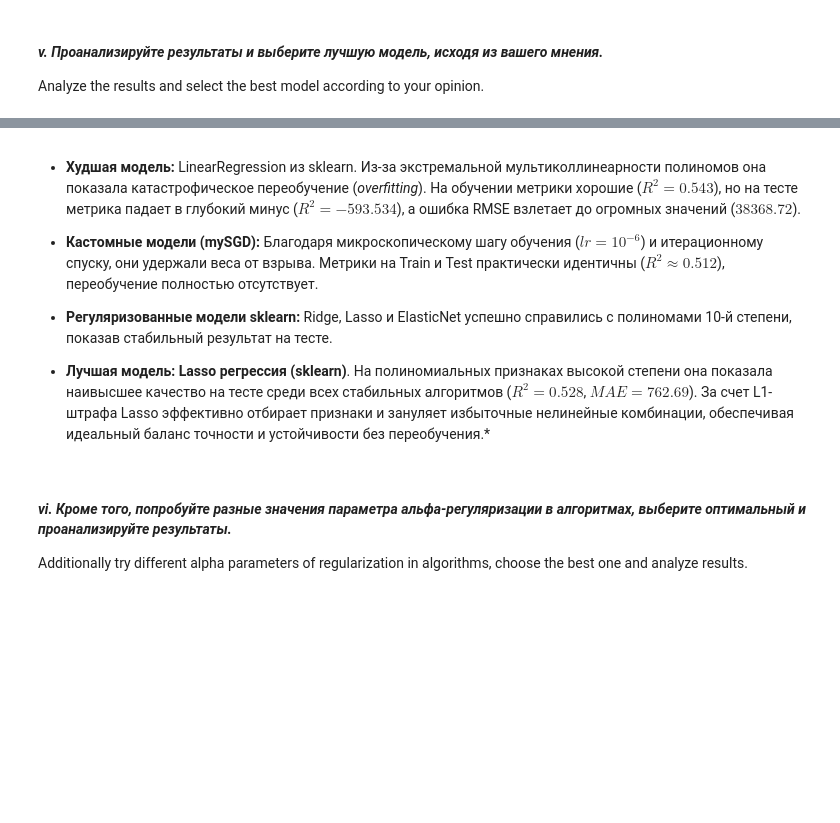
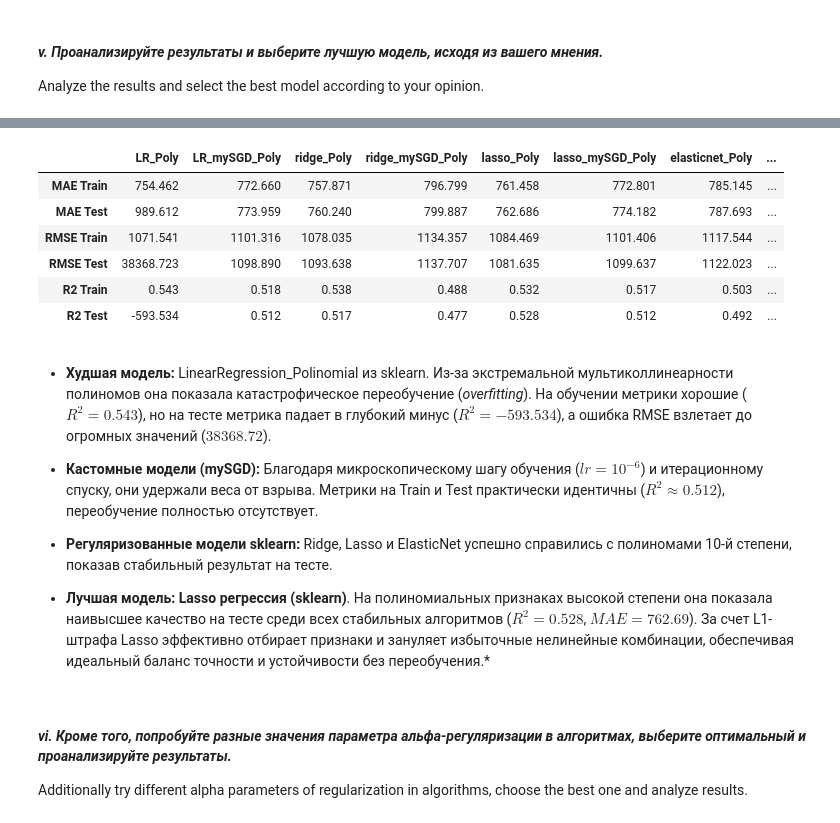
Before and after one commit to RunForJoy/core-linear-regression, a Jupyter notebook: src/ml.ipynb, the cells around one changed output, grey strips where cells are left out. Saved outputs shown, nothing was run; the diff lists cells and outputs as text; code cells hidden in the pictures; blank space fills up the shorter version.

```diff
--- a/src/ml.ipynb
+++ b/src/ml.ipynb
@@ -2499,5 +2530,45 @@ display(df_poly.round(3))
+# %%
+def highlight_results(row):
+    styles = [""] * len(row)
+    style_bad = "background-color: pink; color: darkred; font-weight: bold;"
+    style_good = "background-color: lightgreen; color: darkgreen; font-weight: bold;"
+    if row.name == "R2 Test":
+        styles[row.argmin()] = style_bad
+        styles[row.argmax()] = style_good
+
+    if row.name == "RMSE Test":
+        styles[row.argmax()] = style_bad
+        styles[row.argmin()] = style_good
+
+    return styles
+# %%
+display(
+    pd.DataFrame(
+        data={
+            "LR_Poly": sk_models["linear_regression_Polynomial"],
+            "LR_mySGD_Poly": my_models["linear_regression_mySGD_Polynomial"],
+            "ridge_Poly": sk_models["ridge_Polynomial"],
+            "ridge_mySGD_Poly": my_models["ridge_mySGD_Polynomial"],
+            "lasso_Poly": sk_models["lasso_Polynomial"],
+            "lasso_mySGD_Poly": my_models["lasso_mySGD_Polynomial"],
+            "elasticnet_Poly": sk_models["elasticnet_Polynomial"],
+            "elasticnet_mySGD_Poly": my_models["elasticnet_mySGD_Polynomial"],
+        },
+        index=row_names,
+    )
+    .style.format(lambda x: f"{x:.3f}" if isinstance(x, (int, float)) else x)
+    .apply(highlight_results, axis=1)
+)
+# %% [output]
+|  | LR_Poly | LR_mySGD_Poly | ridge_Poly | ridge_mySGD_Poly | lasso_Poly | lasso_mySGD_Poly | elasticnet_Poly | ... |
+| MAE Train | 754.462 | 772.660 | 757.871 | 796.799 | 761.458 | 772.801 | 785.145 | ... |
+| MAE Test | 989.612 | 773.959 | 760.240 | 799.887 | 762.686 | 774.182 | 787.693 | ... |
+| RMSE Train | 1071.541 | 1101.316 | 1078.035 | 1134.357 | 1084.469 | 1101.406 | 1117.544 | ... |
+| RMSE Test | 38368.723 | 1098.890 | 1093.638 | 1137.707 | 1081.635 | 1099.637 | 1122.023 | ... |
+| R2 Train | 0.543 | 0.518 | 0.538 | 0.488 | 0.532 | 0.517 | 0.503 | ... |
+| R2 Test | -593.534 | 0.512 | 0.517 | 0.477 | 0.528 | 0.512 | 0.492 | ... |
 # %% [markdown]
-* **Худшая модель:** LinearRegression из sklearn. Из-за экстремальной мультиколлинеарности полиномов она показала катастрофическое переобучение (*overfitting*). На обучении метрики хорошие ($R^2 = 0.543$), но на тесте метрика падает в глубокий минус ($R^2 = -593.534$), а ошибка RMSE взлетает до огромных значений ($38368.72$).
+* **Худшая модель:** LinearRegression_Polinomial из sklearn. Из-за экстремальной мультиколлинеарности полиномов она показала катастрофическое переобучение (*overfitting*). На обучении метрики хорошие ($R^2 = 0.543$), но на тесте метрика падает в глубокий минус ($R^2 = -593.534$), а ошибка RMSE взлетает до огромных значений ($38368.72$).
 * **Кастомные модели (mySGD):** Благодаря микроскопическому шагу обучения ($lr = 10^{-6}$) и итерационному спуску, они удержали веса от взрыва. Метрики на Train и Test практически идентичны ($R^2 \approx 0.512$), переобучение полностью отсутствует.
 * **Регуляризованные модели sklearn:** Ridge, Lasso и ElasticNet успешно справились с полиномами 10-й степени, показав стабильный результат на тесте.
 
```
Also changed, not shown: parts of 53 cells of this notebook.
